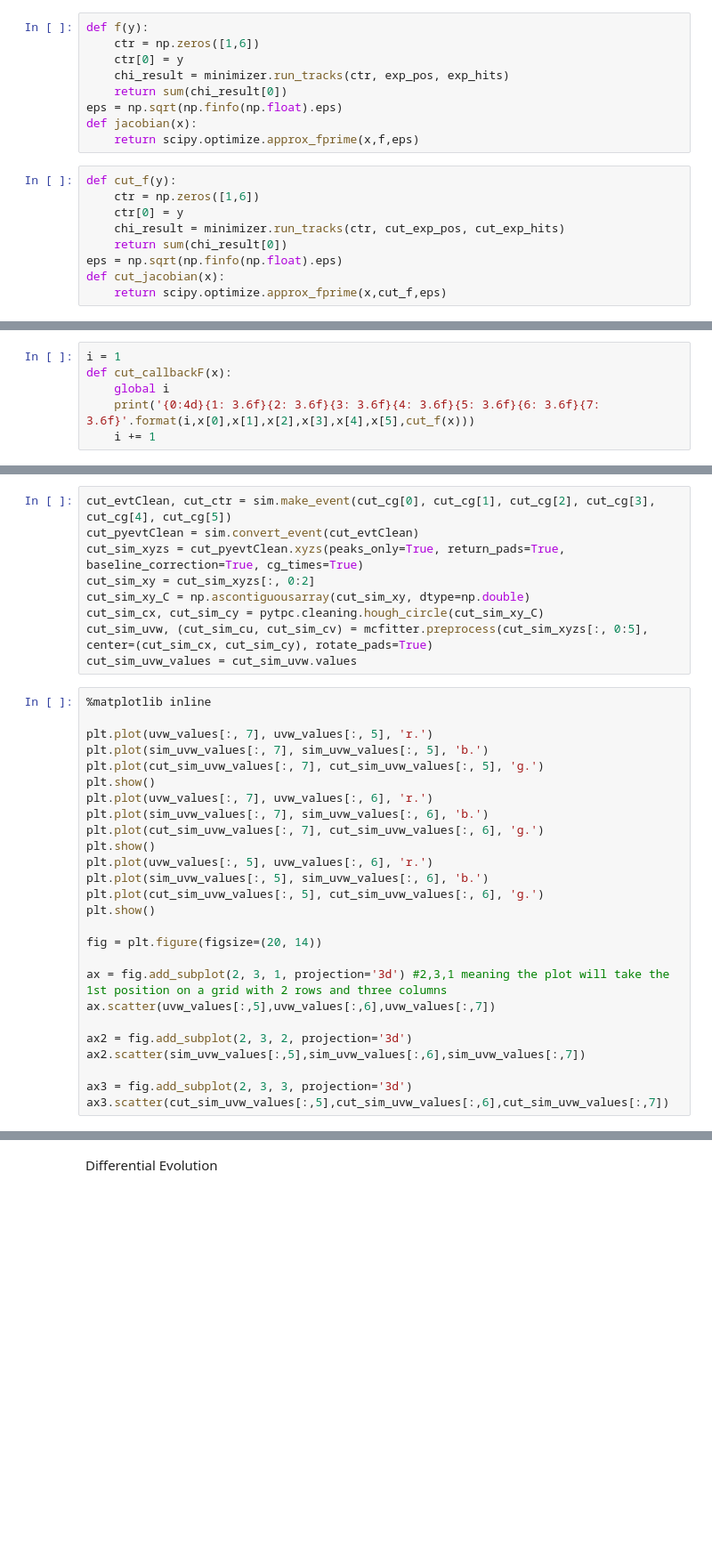
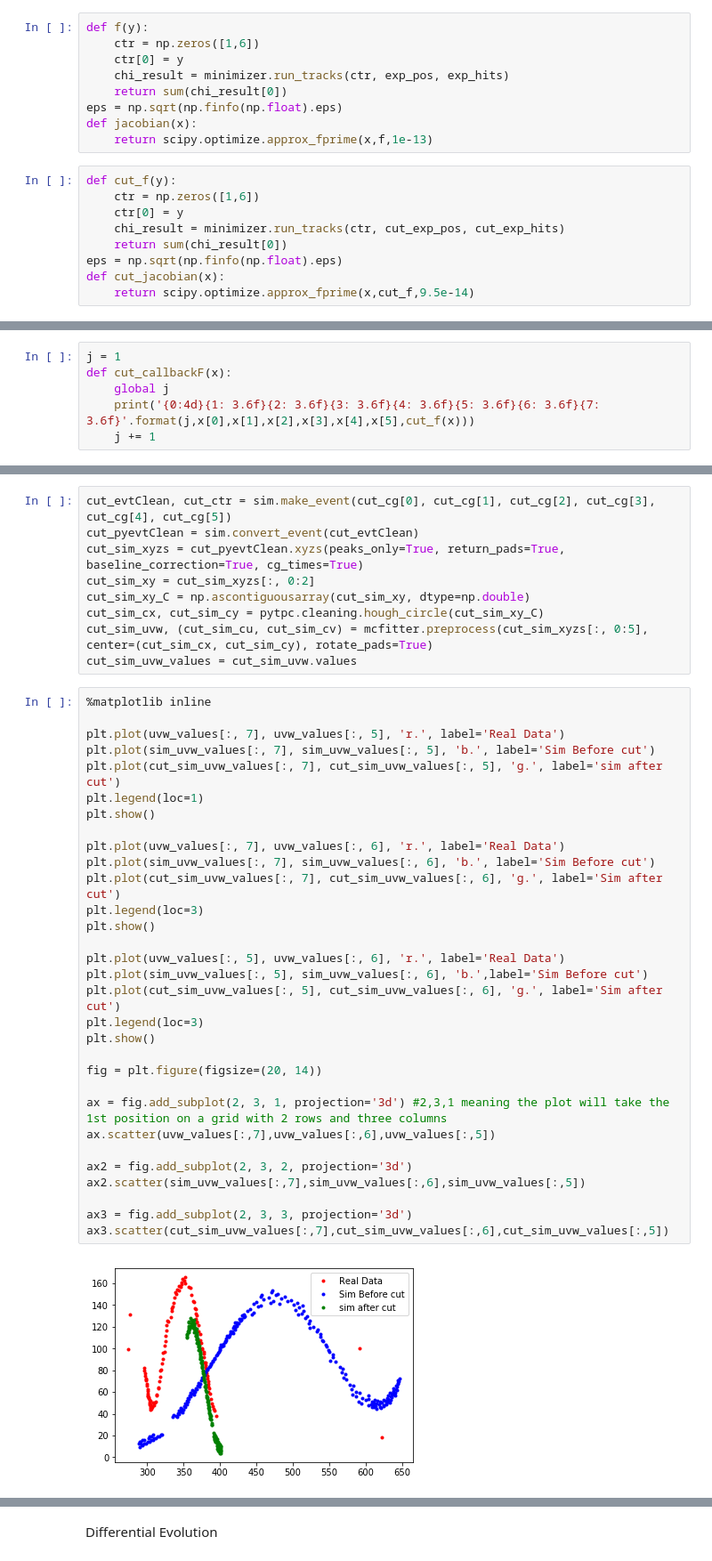
Before and after one commit to chchen123/Monte-Carlo, a Jupyter notebook: Gradient Descent and Differential Evolution Real Data.ipynb, the cells around one changed output, grey strips where cells are left out. Shown at 89% size. Saved outputs shown, nothing was run; the diff lists cells and outputs as text; blank space fills up the shorter version.

```diff
--- a/Gradient Descent and Differential Evolution Real Data.ipynb
+++ b/Gradient Descent and Differential Evolution Real Data.ipynb
@@ -120,7 +133,7 @@ def f(y):
     return sum(chi_result[0])
 eps = np.sqrt(np.finfo(np.float).eps)
 def jacobian(x):
-    return scipy.optimize.approx_fprime(x,f,eps)
+    return scipy.optimize.approx_fprime(x,f,1e-13)
 # %%
 def cut_f(y):
     ctr = np.zeros([1,6])
@@ -129,19 +142,13 @@ def cut_f(y):
     return sum(chi_result[0])
 eps = np.sqrt(np.finfo(np.float).eps)
 def cut_jacobian(x):
-    return scipy.optimize.approx_fprime(x,cut_f,eps)
+    return scipy.optimize.approx_fprime(x,cut_f,9.5e-14)
 # %%
 i = 1
 def callbackF(x):
     global i
     print('{0:4d}{1: 3.6f}{2: 3.6f}{3: 3.6f}{4: 3.6f}{5: 3.6f}{6: 3.6f}{7: 3.6f}'.format(i,x[0],x[1],x[2],x[3],x[4],x[5],f(x)))
     i += 1
-# %%
-i = 1
-def cut_callbackF(x):
-    global i
-    print('{0:4d}{1: 3.6f}{2: 3.6f}{3: 3.6f}{4: 3.6f}{5: 3.6f}{6: 3.6f}{7: 3.6f}'.format(i,x[0],x[1],x[2],x[3],x[4],x[5],cut_f(x)))
-    i += 1
 # %%
 results = scipy.optimize.minimize(f, ctr0, method="CG", jac=jacobian, callback=callbackF, options={'gtol': 30.0, 'eps':1e-13})
 cg = results.x
@@ -149,3 +169,9 @@ print(results)
+# %%
+j = 1
+def cut_callbackF(x):
+    global j
+    print('{0:4d}{1: 3.6f}{2: 3.6f}{3: 3.6f}{4: 3.6f}{5: 3.6f}{6: 3.6f}{7: 3.6f}'.format(j,x[0],x[1],x[2],x[3],x[4],x[5],cut_f(x)))
+    j += 1
 # %%
 cut_results = scipy.optimize.minimize(cut_f, cut_ctr0, method="CG", jac=cut_jacobian, callback=cut_callbackF, options={'gtol': 30.0, 'eps':1e-13})
 cut_cg = cut_results.x
@@ -172,26 +214,33 @@ cut_sim_uvw_values = cut_sim_uvw.values
 # %%
 %matplotlib inline
 
-plt.plot(uvw_values[:, 7], uvw_values[:, 5], 'r.')
-plt.plot(sim_uvw_values[:, 7], sim_uvw_values[:, 5], 'b.')
-plt.plot(cut_sim_uvw_values[:, 7], cut_sim_uvw_values[:, 5], 'g.')
+plt.plot(uvw_values[:, 7], uvw_values[:, 5], 'r.', label='Real Data')
+plt.plot(sim_uvw_values[:, 7], sim_uvw_values[:, 5], 'b.', label='Sim Before cut')
+plt.plot(cut_sim_uvw_values[:, 7], cut_sim_uvw_values[:, 5], 'g.', label='sim after cut')
+plt.legend(loc=1)
 plt.show()
-plt.plot(uvw_values[:, 7], uvw_values[:, 6], 'r.')
-plt.plot(sim_uvw_values[:, 7], sim_uvw_values[:, 6], 'b.')
-plt.plot(cut_sim_uvw_values[:, 7], cut_sim_uvw_values[:, 6], 'g.')
+
+plt.plot(uvw_values[:, 7], uvw_values[:, 6], 'r.', label='Real Data')
+plt.plot(sim_uvw_values[:, 7], sim_uvw_values[:, 6], 'b.', label='Sim Before cut')
+plt.plot(cut_sim_uvw_values[:, 7], cut_sim_uvw_values[:, 6], 'g.', label='Sim after cut')
+plt.legend(loc=3)
 plt.show()
-plt.plot(uvw_values[:, 5], uvw_values[:, 6], 'r.')
-plt.plot(sim_uvw_values[:, 5], sim_uvw_values[:, 6], 'b.')
-plt.plot(cut_sim_uvw_values[:, 5], cut_sim_uvw_values[:, 6], 'g.')
+
+plt.plot(uvw_values[:, 5], uvw_values[:, 6], 'r.', label='Real Data')
+plt.plot(sim_uvw_values[:, 5], sim_uvw_values[:, 6], 'b.',label='Sim Before cut')
+plt.plot(cut_sim_uvw_values[:, 5], cut_sim_uvw_values[:, 6], 'g.', label='Sim after cut')
+plt.legend(loc=3)
 plt.show()
 
 fig = plt.figure(figsize=(20, 14))
 
 ax = fig.add_subplot(2, 3, 1, projection='3d') #2,3,1 meaning the plot will take the 1st position on a grid with 2 rows and three columns
-ax.scatter(uvw_values[:,5],uvw_values[:,6],uvw_values[:,7])
+ax.scatter(uvw_values[:,7],uvw_values[:,6],uvw_values[:,5])
 
 ax2 = fig.add_subplot(2, 3, 2, projection='3d')
-ax2.scatter(sim_uvw_values[:,5],sim_uvw_values[:,6],sim_uvw_values[:,7])
+ax2.scatter(sim_uvw_values[:,7],sim_uvw_values[:,6],sim_uvw_values[:,5])
 
 ax3 = fig.add_subplot(2, 3, 3, projection='3d')
-ax3.scatter(cut_sim_uvw_values[:,5],cut_sim_uvw_values[:,6],cut_sim_uvw_values[:,7])
+ax3.scatter(cut_sim_uvw_values[:,7],cut_sim_uvw_values[:,6],cut_sim_uvw_values[:,5])
+# %% [output]
+[figure, added]
```
Also changed, not shown: parts of 16 cells of this notebook, 1 other file.
